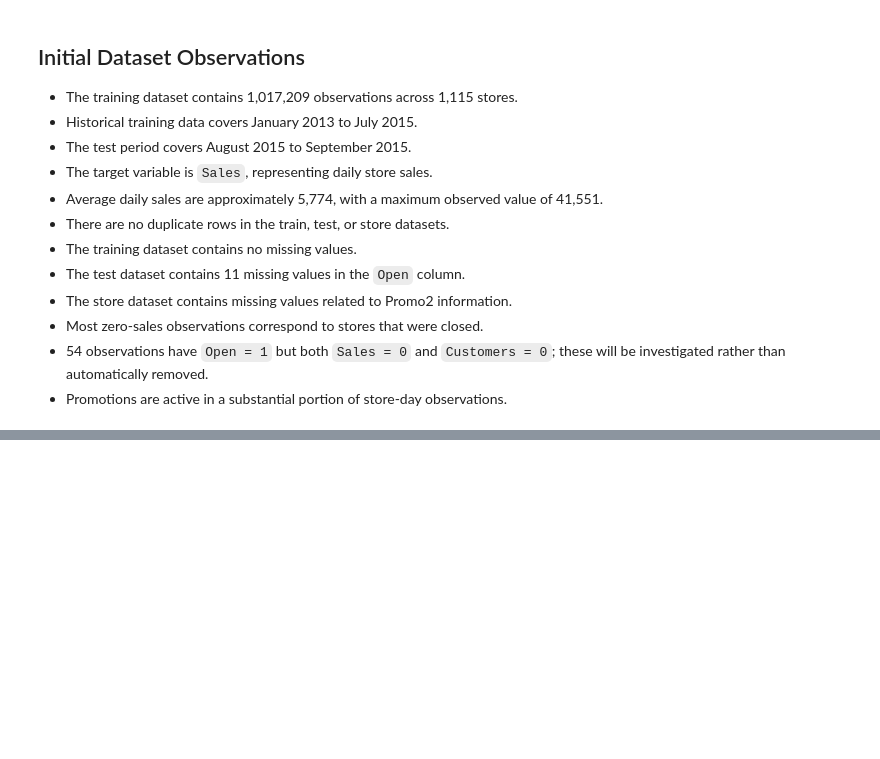
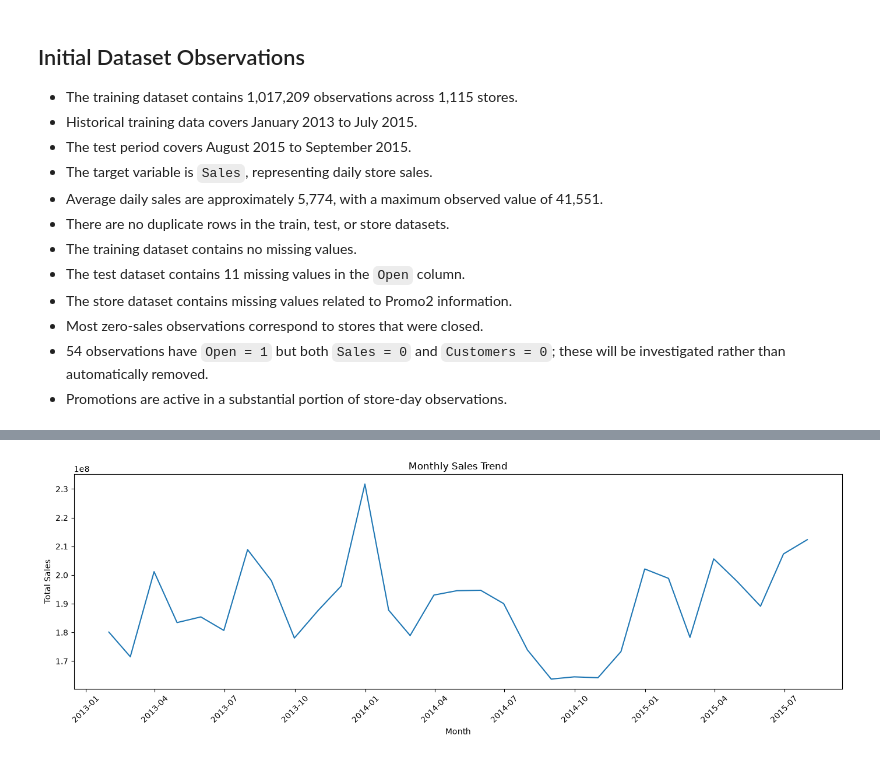
Before and after one commit to mansikhairnar2006-ctrl/demand-forecasting-time-series, a Jupyter notebook: notebooks/01_data_understanding.ipynb, the cells around one changed output, grey strips where cells are left out. Drawn from its saved outputs; the diff is of its cells as text; code cells hidden in the pictures; blank space fills up the shorter version.

```diff
--- a/notebooks/01_data_understanding.ipynb
+++ b/notebooks/01_data_understanding.ipynb
@@ -214,0 +750,11 @@ Open stores with zero sales: 54
+# %%
+# Create monthly sales totals
+monthly_sales = (
+    open_sales
+    .set_index("Date")
+    .resample("ME")["Sales"]
+    .sum()
+    .reset_index()
+)
+
+monthly_sales.head()
@@ -214,0 +768,17 @@ Open stores with zero sales: 54
+# %%
+plt.figure(figsize=(14, 5))
+
+plt.plot(
+    monthly_sales["Date"],
+    monthly_sales["Sales"]
+)
+
+plt.title("Monthly Sales Trend")
+plt.xlabel("Month")
+plt.ylabel("Total Sales")
+plt.xticks(rotation=45)
+
+plt.tight_layout()
+plt.show()
+# %% [output]
+[figure, added]
```
Also changed, not shown: parts of 61 cells of this notebook, 2 other files.
